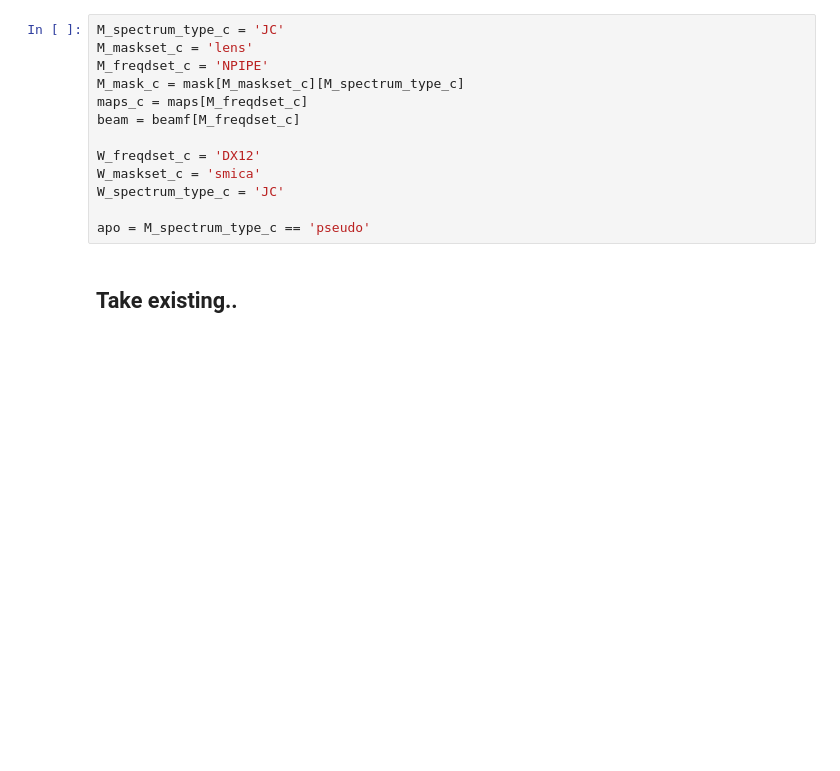
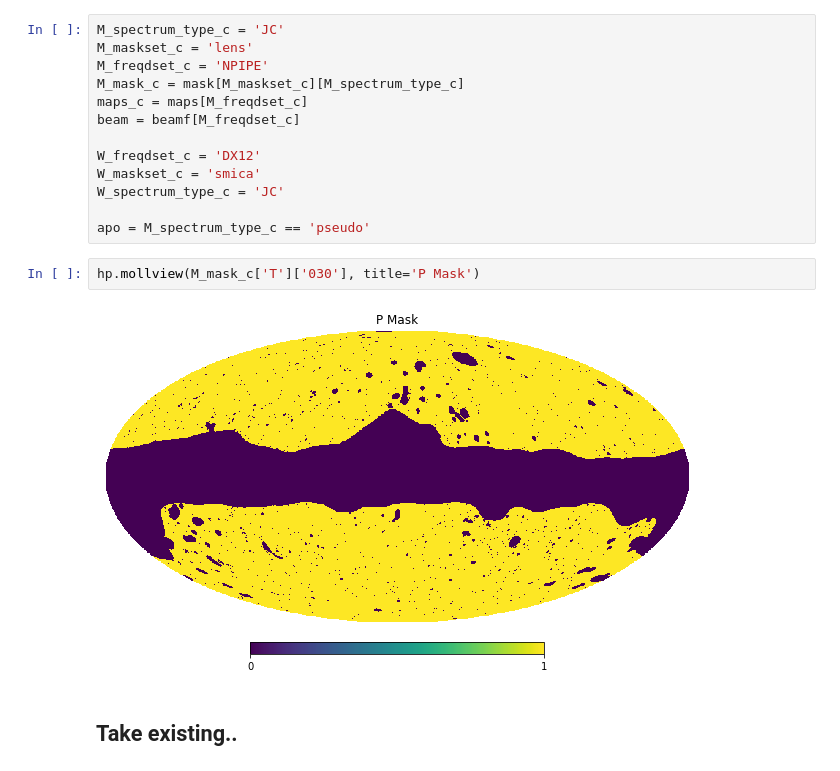
Before and after one commit to Sebastian-Belkner/component_separation, a Jupyter notebook: notebooks/Check Improvement.ipynb, the cells around one changed output. Drawn from its saved outputs; the diff is of its cells as text; blank space fills up the shorter version.

```diff
--- a/notebooks/Check Improvement.ipynb
+++ b/notebooks/Check Improvement.ipynb
@@ -246,6 +263,10 @@ W_maskset_c = 'smica'
 W_spectrum_type_c = 'JC'
 
 apo = M_spectrum_type_c == 'pseudo'
+# %%
+hp.mollview(M_mask_c['T']['030'], title='P Mask')
+# %% [output]
+[figure, added]
 # %% [markdown]
 ## Take existing..
 # %%
```
Also changed, not shown: parts of 33 cells of this notebook, 11 other files.
